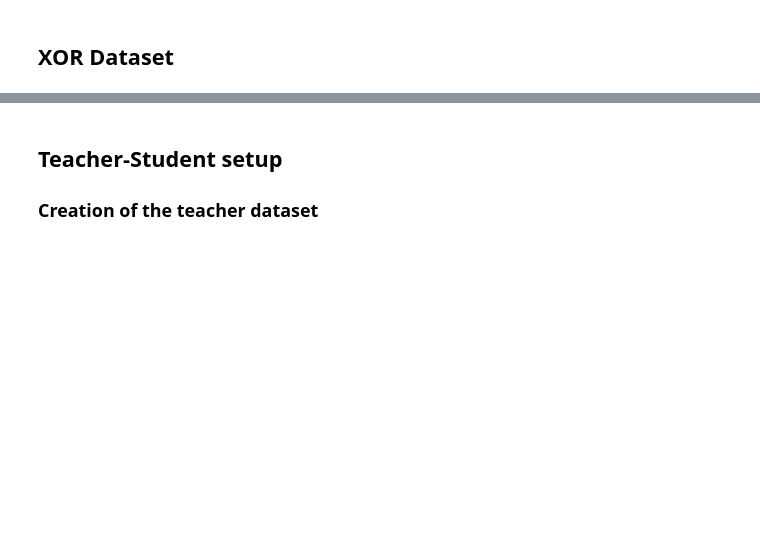
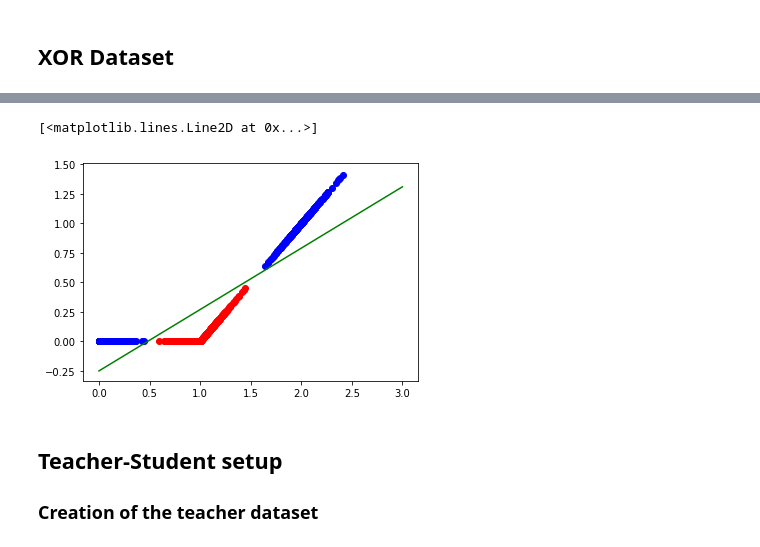
Before and after one commit to fcaretti/mitosis_MNIST, a Jupyter notebook: Synthetic data.ipynb, the cells around one changed output, grey strips where cells are left out. Cells and saved outputs as stored; diff of their text form; code cells hidden in the pictures; blank space fills up the shorter version.

```diff
--- a/Synthetic data.ipynb
+++ b/Synthetic data.ipynb
@@ -59,0 +85,21 @@ NameError: name 'signal_noise_ratio' is not defined
+# %%
+def sample_transformation(tensor):
+    length=len(tensor)
+    tensor1 = torch.zeros((length,), dtype=torch.float64)
+    tensor2= torch.ones((length,), dtype=torch.float64)
+    tensor2=-tensor2
+    #print(tensor)
+    #print(tensor1)
+    result=torch.stack((tensor1,tensor2),1)
+    #print(result)
+    print(tensor.size())
+    print(result.size())
+    aux=torch.sum(tensor,1)
+    aux=torch.stack((aux,aux),1)
+    tensor=aux+result
+    tensor=torch.relu(tensor)
+    print(tensor)
+    return tensor
+# %%
+blue=sample_transformation(big_matrix[:round(dataset_size/2)])
+red=sample_transformation(big_matrix[round(dataset_size/2):])
@@ -60,3 +125,15 @@ NameError: name 'signal_noise_ratio' is not defined
+# %%
+x=torch.transpose(blue,0,1)[0]
+y=torch.transpose(blue,0,1)[1]
+plt.scatter(x, y,color='blue')
+x1=torch.transpose(red,0,1)[0]
+y1=torch.transpose(red,0,1)[1]
+plt.scatter(x1,y1,color='red')
+x2=np.linspace(0,3,100)
+plt.plot(x2,0.52*x2-0.25,color='green')
+# %% [output]
+[<matplotlib.lines.Line2D at 0x...>]
+[figure, added]
 # %%
 def create_XOR_dataset(trainset_size, testset_size, input_dim,signal_noise_ratio):
     dataset_size = trainset_size+testset_size
```
Also changed, not shown: parts of 5 cells of this notebook, 4 other files.
